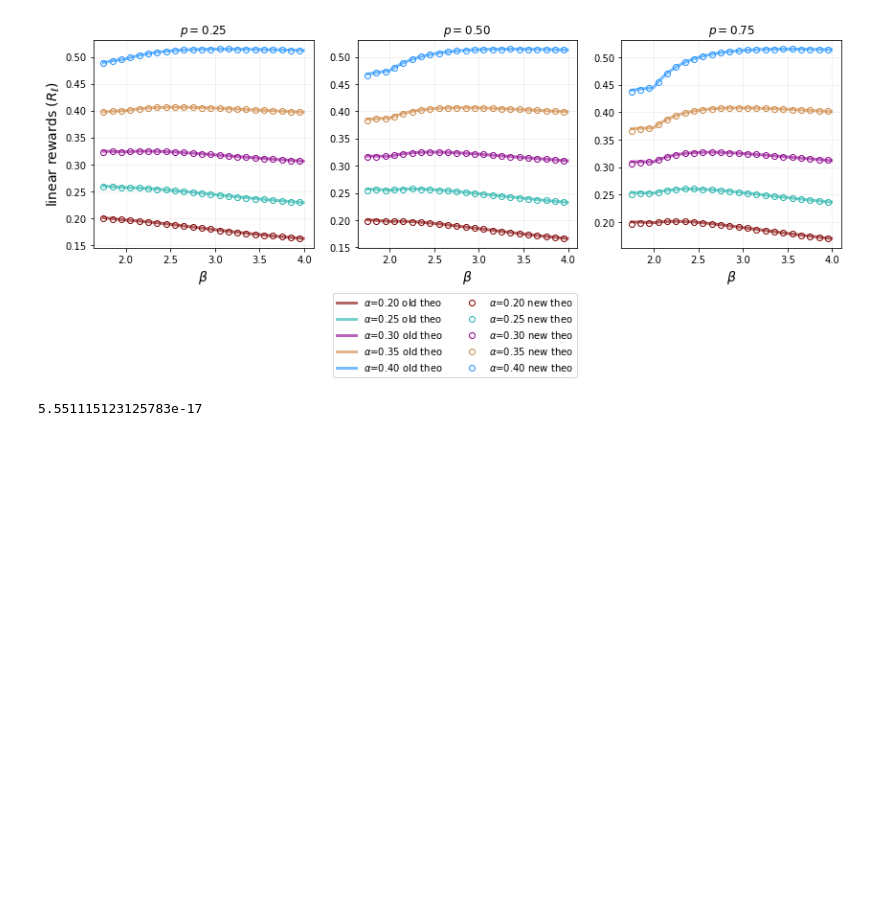
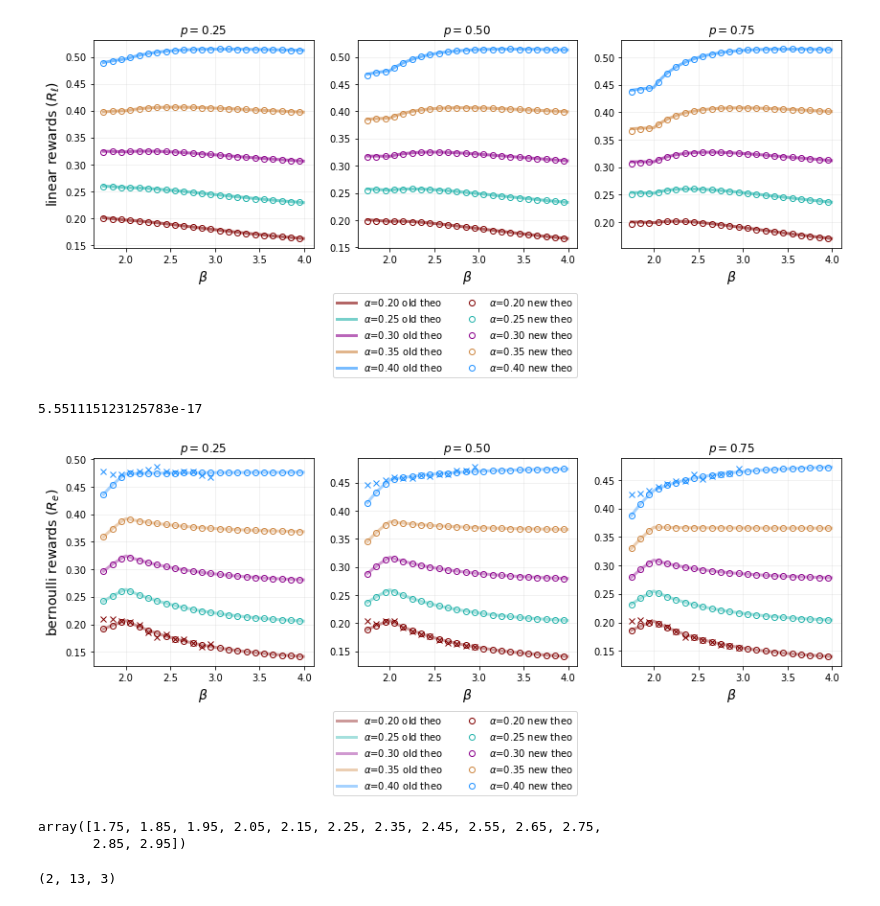
Before and after one commit to michaelneuder/opportunistic-mining, a Jupyter notebook: jan30.ipynb, the cells around one changed output. Drawn from its saved outputs; the diff is of its cells as text; code cells hidden in the pictures; blank space fills up the shorter version.

Commit message:
debug bernoulli

```diff
--- a/jan30.ipynb
+++ b/jan30.ipynb
@@ -566,0 +571,63 @@ finalLambda(a_, b_, p_) - full_old_lambda(alpha=a_, beta=b_, gamma=0.0, p=p_, C=
+# %%
+f, axarr = plt.subplots(ncols=3, figsize=(14,4))
+
+colors = ['maroon', 'lightseagreen', 'darkmagenta', 'peru', 'dodgerblue']
+handles, labels = [], []
+
+for i in range(3):
+    ax = axarr[i]
+    for j, a_ in enumerate(alphas):
+        line, = ax.plot(betas, berTheoRes[j,:,i], linewidth=3, color=colors[j], alpha=0.4,
+                        label=r'$\alpha$={:0.2f} old theo'.format(a_))
+        if i == 0:
+            handles.append(line)
+            labels.append(r'$\alpha$={:0.2f} old theo'.format(a_))
+
+for i in range(3):
+    ax = axarr[i]
+    for j, a_ in enumerate(alphas):
+        marker, = ax.plot(newbs, newResBern[j,:,i], marker='o', color=colors[j], linestyle='none',
+                          fillstyle='none', label=r'$\alpha$={:0.2f} new theo'.format(a_))
+        if i == 0:
+            handles.append(marker)
+            labels.append(r'$\alpha$={:0.2f} new theo'.format(a_))
+    marker, = ax.plot(simBetas, simsRes[0,:,i], marker='x', color=colors[0], linestyle='none',
+                      fillstyle='none')
+    marker, = ax.plot(simBetas, simsRes[1,:,i], marker='x', color=colors[-1], linestyle='none',
+                      fillstyle='none')
+
+
+
+for i, ax in enumerate(axarr):
+    ax.grid(alpha=0.2)
+    ax.set_xlabel(r'$\beta$', size=14)
+    ax.set_title(r'$p=${:0.2f}'.format(ps[i]))
+
+axarr[0].set_ylabel(r'bernoulli rewards ($R_e)$', size=14)
+f.legend(handles, labels, loc='upper center', bbox_to_anchor=(0.5, -0.02), ncol=2)
+
+plt.savefig('out.png', dpi=150, bbox_inches='tight', facecolor='white')
+plt.show()
+# %% [output]
+[figure, added]
+# %%
+simBetas  = np.arange(1.75, 3., 0.1)
+simBetas
+# %% [output]
+array([1.75, 1.85, 1.95, 2.05, 2.15, 2.25, 2.35, 2.45, 2.55, 2.65, 2.75,
+       2.85, 2.95])
+# %%
+simsRes = []
+for a in [alphas[0],alphas[-1]]:
+    temp1 = []
+    for b in tqdm(simBetas):
+        temp2 = []
+        for p in ps:
+            honestBer, attackBer= simAllRews(a=a, b=b, p=p, C=1, E=1, n=int(5e4))
+            temp2.append(attackBer/(attackBer+honestBer))
+        temp1.append(temp2)
+    simsRes.append(temp1)
+simsRes = np.array(simsRes)
+simsRes.shape
+# %% [output]
+(2, 13, 3)
```
Also changed, not shown: parts of 8 cells of this notebook, 2 other files.
